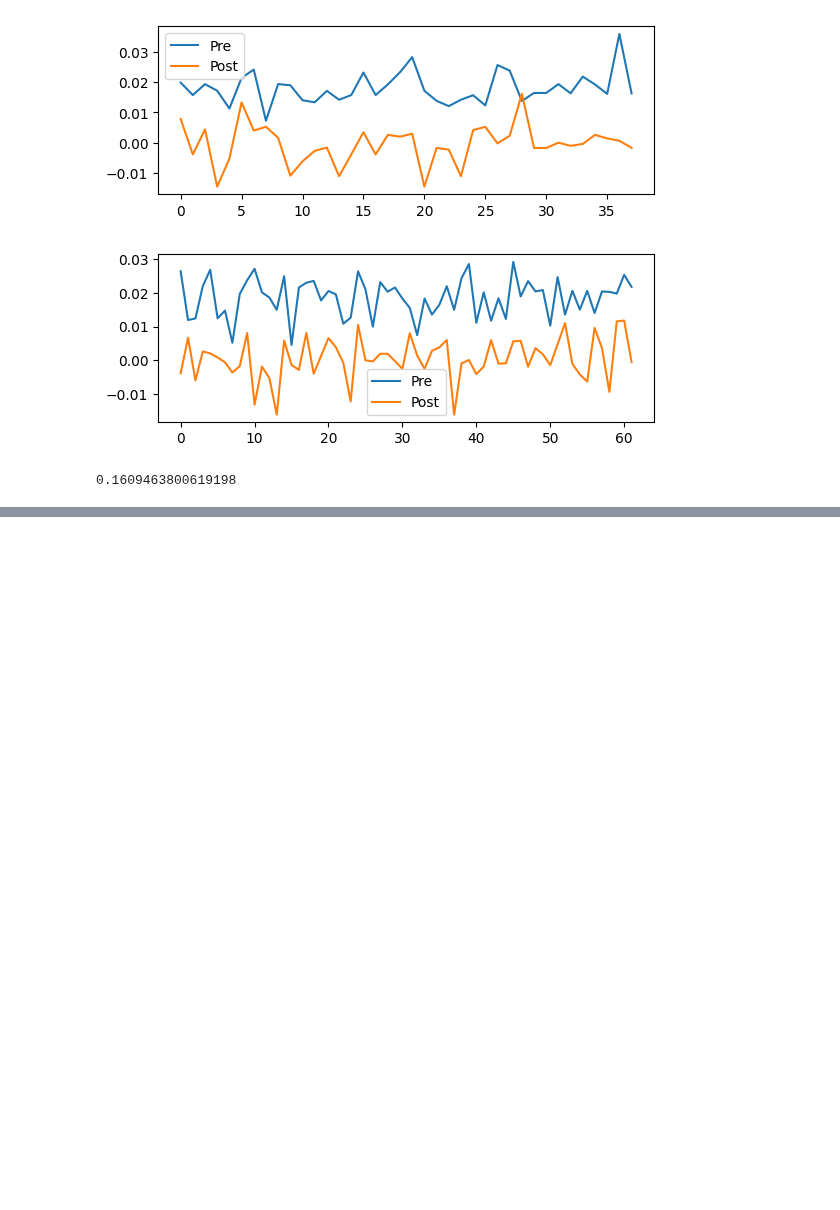
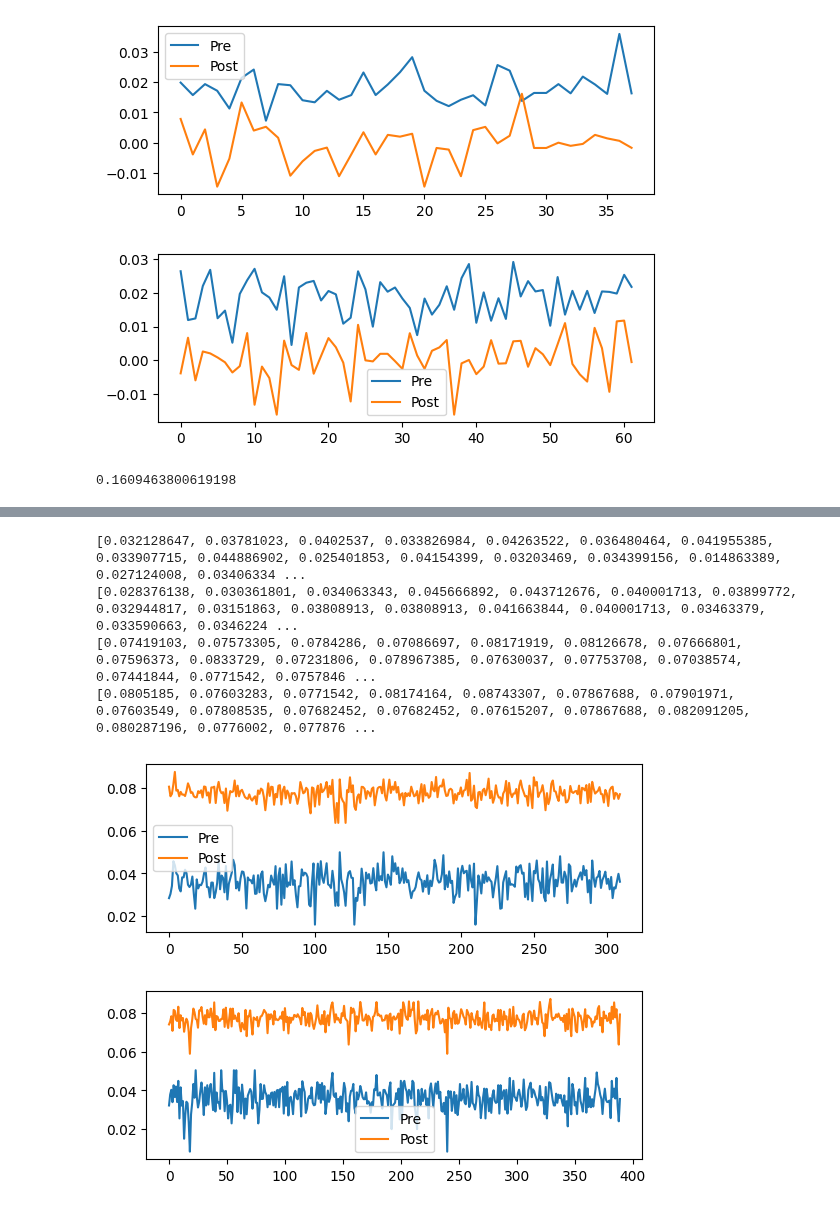
Before and after one commit to Rajeevveera24/LatentAlignmentProcedural, a Jupyter notebook: tmp.ipynb, the cells around one changed output, grey strips where cells are left out. Saved outputs shown, nothing was run; the diff lists cells and outputs as text; code cells hidden in the pictures; blank space fills up the shorter version.

```diff
--- a/tmp.ipynb
+++ b/tmp.ipynb
@@ -300,0 +503,60 @@ print(avg*1.5)
+# %%
+import numpy as np
+import random
+correct_answers = []
+wrong_answers = []
+pre_similarity_wrong = []
+pre_similarity_correct = []
+post_similarity_wrong = []
+post_similarity_correct = []
+
+filename = 'outputs/log_new_test.txt'
+with open(filename, 'r') as f:
+    lines = f.readlines()[22:]
+    for i in range(0, len(lines)-2, 7):
+        try:
+            line_ = lines[i:i+7]
+            # print(line_)
+            sample_number = line_[0].split(':')[-1].strip()
+            sample_id = line_[1].split(':')[-1].strip()
+            string = line_[5][:-1]
+            # print(string, type(string))
+            pre_similarity = float(line_[6].split()[0].strip())
+            post_similarity = float(line_[6].split()[1].strip())
+            if (string.startswith('correct')):
+                correct_answers.append(sample_number)
+                pre_similarity_correct.append(pre_similarity)
+                post_similarity_correct.append(post_similarity)
+            else:
+                wrong_answers.append(sample_number)
+                pre_similarity_wrong.append(pre_similarity)
+                post_similarity_wrong.append(post_similarity)
+        except:
+            pass
+
+print(pre_similarity_wrong)
+print(pre_similarity_correct)
+
+print(post_similarity_wrong)
+print(post_similarity_correct)
+
+import matplotlib.pyplot as plt
+
+plt.subplot(2,1,1)
+plt.plot(pre_similarity_correct, label='Pre')
+plt.plot(post_similarity_correct, label='Post')
+plt.legend()
+plt.show()
+
+plt.subplot(2,1,2)
+plt.plot(pre_similarity_wrong, label='Pre')
+plt.plot(post_similarity_wrong, label='Post')
+plt.legend()
+plt.show()
+# %% [output]
+[0.032128647, 0.03781023, 0.0402537, 0.033826984, 0.04263522, 0.036480464, 0.041955385, 0.033907715, 0.044886902, 0.025401853, 0.04154399, 0.03203469, 0.034399156, 0.014863389, 0.027124008, 0.03406334 ...
+[0.028376138, 0.030361801, 0.034063343, 0.045666892, 0.043712676, 0.040001713, 0.03899772, 0.032944817, 0.03151863, 0.03808913, 0.03808913, 0.041663844, 0.040001713, 0.03463379, 0.033590663, 0.0346224 ...
+[0.07419103, 0.07573305, 0.0784286, 0.07086697, 0.08171919, 0.08126678, 0.07666801, 0.07596373, 0.0833729, 0.07231806, 0.078967385, 0.07630037, 0.07753708, 0.07038574, 0.07441844, 0.0771542, 0.0757846 ...
+[0.0805185, 0.07603283, 0.0771542, 0.08174164, 0.08743307, 0.07867688, 0.07901971, 0.07603549, 0.07808535, 0.07682452, 0.07682452, 0.07615207, 0.07867688, 0.082091205, 0.080287196, 0.0776002, 0.077876 ...
+[figure, added]
+[figure, added]
```
Also changed, not shown: parts of 12 cells of this notebook, 14 other files.
